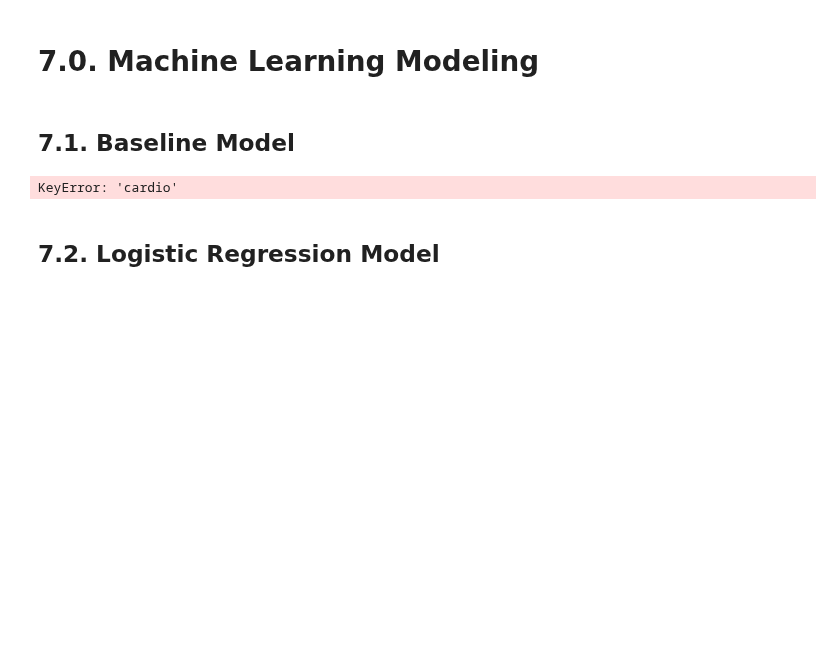
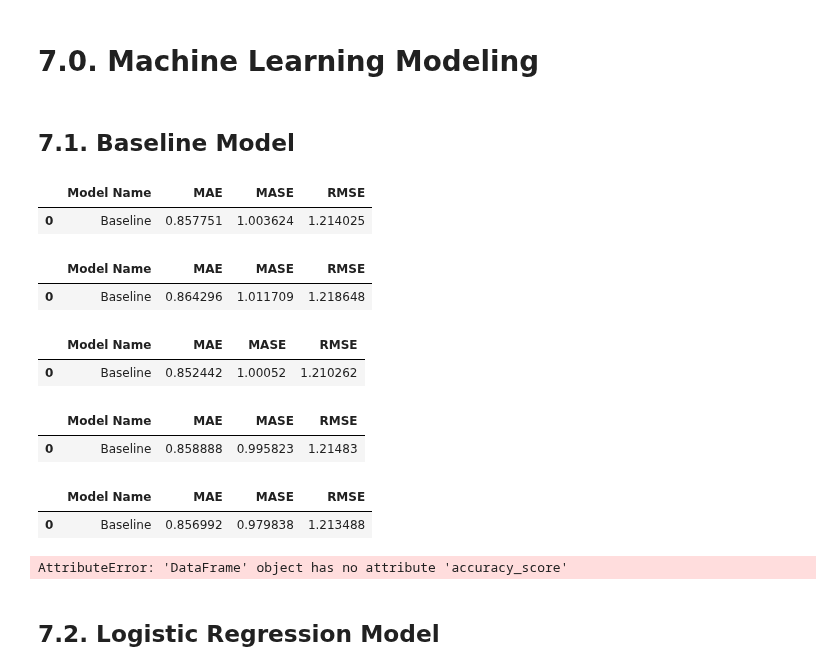
Before and after one commit to HenriqueCR1291/cardio_catch_diseases, a Jupyter notebook: m05_cardio_catch_diseases.ipynb, the cells around one changed output. Drawn from its saved outputs; the diff is of its cells as text; code cells hidden in the pictures; blank space fills up the shorter version.

```diff
--- a/m05_cardio_catch_diseases.ipynb
+++ b/m05_cardio_catch_diseases.ipynb
@@ -1403,33 +1425,97 @@ Columns not selected:  ['gender' 'height' 'weight' 'ap_lo' 'cholesterol' 'gluc'
 # %% [markdown]
 ## 7.1. Baseline Model
 # %%
+#df without outlier
 response_list = y_test.drop_duplicates().sort_values().tolist()
 size = x_test.shape[0]
 weights = df6['cardio'].value_counts(normalize=True).sort_index().tolist()
 
 # prediction
 yhat_random = random.choices(response_list,k=size,weights=weights)
 
 #performance
-#random_result = ml_error('Baseline', np.expm1(y_test), np.expm1(yhat_random))
-#random_result
+random_result = ml_error('Baseline', np.expm1(y_test), np.expm1(yhat_random))
+random_result
 # %% [output]
-KeyError: 'cardio'
+|  | Model Name | MAE | MASE | RMSE |
+| 0 | Baseline | 0.857751 | 1.003624 | 1.214025 |
+# %%
+#df full
+response_list = y_test_full.drop_duplicates().sort_values().tolist()
+size = x_test_full.shape[0]
+weights = df6_full['cardio'].value_counts(normalize=True).sort_index().tolist()
+
+# prediction
+yhat_random_full = random.choices(response_list,k=size,weights=weights)
+
+#performance
+random_result_full = ml_error('Baseline', np.expm1(y_test_full), np.expm1(yhat_random))
+random_result_full
+# %% [output]
+|  | Model Name | MAE | MASE | RMSE |
+| 0 | Baseline | 0.864296 | 1.011709 | 1.218648 |
+# %%
+#boruta
+response_list = y_test_boruta.drop_duplicates().sort_values().tolist()
+size = x_test_boruta.shape[0]
+weights = df6['cardio'].value_counts(normalize=True).sort_index().tolist()
+
+# prediction
+yhat_random_boruta = random.choices(response_list,k=size,weights=weights)
+
+#performance
+random_result_boruta = ml_error('Baseline', np.expm1(y_test_boruta), np.expm1(yhat_random_boruta))
+random_result_boruta
+# %% [output]
+|  | Model Name | MAE | MASE | RMSE |
+| 0 | Baseline | 0.852442 | 1.00052 | 1.210262 |
+# %%
+#boruta
+response_list = y_test_lasso.drop_duplicates().sort_values().tolist()
+size = x_test_lasso.shape[0]
+weights = df6['cardio'].value_counts(normalize=True).sort_index().tolist()
+
+# prediction
+yhat_random_lasso = random.choices(response_list,k=size,weights=weights)
+
+#performance
+random_result_lasso = ml_error('Baseline', np.expm1(y_test_lasso), np.expm1(yhat_random_lasso))
+random_result_lasso
+# %% [output]
+|  | Model Name | MAE | MASE | RMSE |
+| 0 | Baseline | 0.858888 | 0.995823 | 1.21483 |
+# %%
+#boruta
+response_list = y_test_relief.drop_duplicates().sort_values().tolist()
+size = x_test_relief.shape[0]
+weights = df6['cardio'].value_counts(normalize=True).sort_index().tolist()
+
+# prediction
+yhat_random_relief = random.choices(response_list,k=size,weights=weights)
+
+#performance
+random_result_relief = ml_error('Baseline', np.expm1(y_test_relief), np.expm1(yhat_random_relief))
+random_result_relief
+# %% [output]
+|  | Model Name | MAE | MASE | RMSE |
+| 0 | Baseline | 0.856992 | 0.979838 | 1.213488 |
 # %%
 #accuracy
 acc_random = m.accuracy_score(y_test, yhat_random)
 print('Accuracy: {}'.format(acc_random))
 
 #balanced accuracy
-balanced_acc_random = m.balanced_accuracy_score(y_test, yhat_random)
-print('Balanced Accuracy: {}'.format(balanced_acc_random))
+#balanced_acc_random = m.balanced_accuracy_score(y_test, yhat_random)
+#print('Balanced Accuracy: {}'.format(balanced_acc_random))
 
 #Kappa metrics
-kappa_random = m.cohen_kappa_score(y_test, yhat_random)
-print('Kappa Accuracy: {}'.format(kappa_random))
+#kappa_random = m.cohen_kappa_score(y_test, yhat_random)
+#print('Kappa Accuracy: {}'.format(kappa_random))
 
 #confusion matrix
-mt.plot_confusion_matrix(y_test, yhat_random,  cmap=plt.cm.viridis, normalize=False, figsize=(12,12))
+#mt.plot_confusion_matrix(y_test, yhat_random,  cmap=plt.cm.viridis, normalize=False, figsize=(12,12))
+# %% [output]
+AttributeError: 'DataFrame' object has no attribute 'accuracy_score'
 # %% [markdown]
 ## 7.2. Logistic Regression Model
 # %%
```
Also changed, not shown: parts of 7 cells of this notebook.
